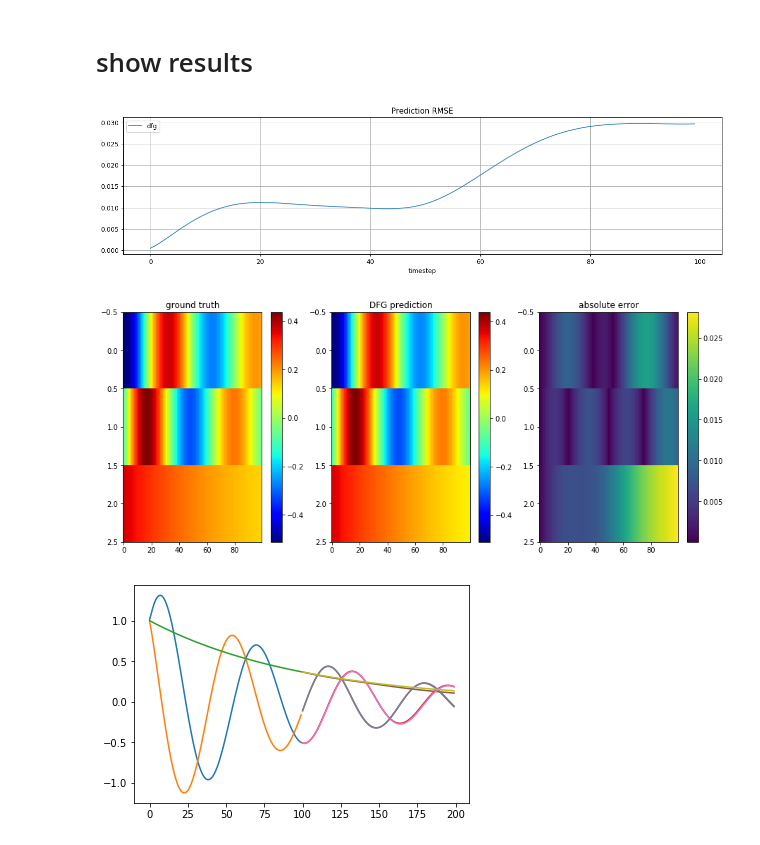
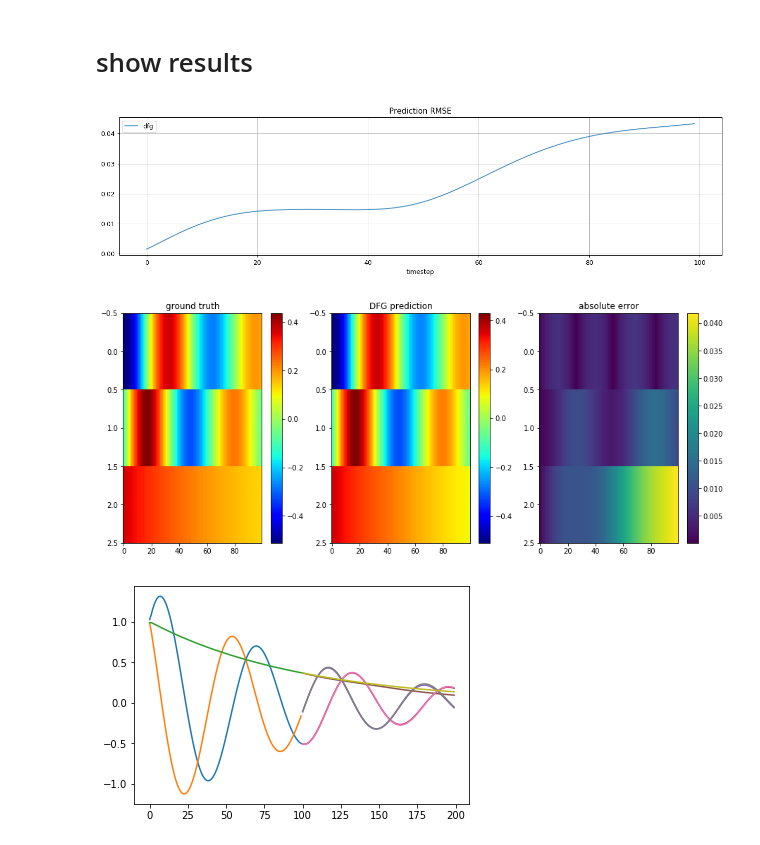
Before and after one commit to githubxiaowei/DynamicFactorGraphs, a Jupyter notebook: Dynamic Factor Graphs.ipynb, the cells around one changed output. Drawn from its saved outputs; the diff is of its cells as text; code cells hidden in the pictures.

```diff
--- a/Dynamic Factor Graphs.ipynb
+++ b/Dynamic Factor Graphs.ipynb
@@ -237,25 +312,29 @@ opt = DotDict()
 opt.datadir = 'data'
 opt.dataset = 'lds'
 opt.outputdir = 'output_lds'
+# opt.dataset = 'multi_sin'
+# opt.outputdir = 'output_sin'
 opt.xp = 'dfg'
 
-opt.lr = 0.001
+opt.lr = 0.01
 opt.beta1 = 0.9
-opt.beta2 = 0.999
-opt.eps = 1e-9
+opt.beta2 = 0.99
+opt.eps = 1e-6
 opt.wd = 1e-6
 opt.wd_z = 1e-7
 
 opt.device = 0
-opt.patience = 500
-opt.l2_z = 0.1
-opt.nz = 9
+opt.patience = 200
+opt.l2_z = .1
+opt.l1_w = 0.0
+opt.nz = 6
+opt.pz = 1
 opt.nhid = 0
 opt.nlayers = 1
 opt.lambd = 1
 opt.activation = 'identity'
 opt.batch_size = 100
-opt.nepoch = 10000
+opt.nepoch =5000
 opt.manualSeed = random.randint(1, 10000)
 
 
@@ -285,4 +364,5 @@ for k, v in setup.items():
     opt[k] = v
 
 # -- train inputs
-t_idx = torch.arange(1,opt.nt_train, out=torch.LongTensor()).contiguous()
+t_idx = torch.arange(opt.pz,opt.nt_train, out=torch.LongTensor()).contiguous()
+len(t_idx)
@@ -422,7 +562,7 @@ result
 
 model.eval()
 with torch.no_grad():
-    prediction, _ = model.generate(100)
+    prediction, _ = model.generate(opt.nt - opt.nt_train)
     mse = rmse(prediction, test_data)
 # print('RMSE :\t'.format( mse))
 
@@ -435,33 +575,33 @@ with open(os.path.join(opt.outputdir, opt.xp, 'logs.json'), 'r') as f:
 plt.plot([logs['test_epoch.ts.{}.rmse'.format(ts)][-1] for ts in range(100)], label=opt.xp, alpha=0.8)
 plt.grid()
 plt.title('Prediction RMSE')
 plt.xlabel('timestep')
 plt.legend()
 
 plt.figure('Results',figsize=(15,6))
 
 plt.subplot(1, 3, 1)
 plt.imshow(test_data.squeeze().cpu().numpy().T, aspect='auto', cmap='jet')
 plt.colorbar()
 plt.title('ground truth')
 
 
 plt.subplot(1, 3, 2)
 plt.imshow(prediction.squeeze().cpu().numpy().T, aspect='auto', cmap='jet')
 plt.colorbar()
 plt.title('{} prediction'.format('DFG'))
 
 plt.subplot(1, 3, 3)
 plt.imshow(test_data.sub(prediction).abs().cpu().numpy().T, aspect='auto')
 plt.colorbar()
 plt.title('absolute error')
 
 plt.figure()
 plt.plot(model.decode_z(model.factors).squeeze().detach().cpu().numpy())
 plt.plot(range(opt.nt_train,opt.nt),prediction.squeeze().detach().cpu().numpy())
 plt.plot(range(opt.nt_train,opt.nt),test_data.squeeze().cpu().numpy())
 plt.show()
 # %% [output]
-[figure, old version]
+[figure, new version]
-[figure, old version]
+[figure, new version]
 [figure]
```
Also changed, not shown: parts of 16 cells of this notebook.
